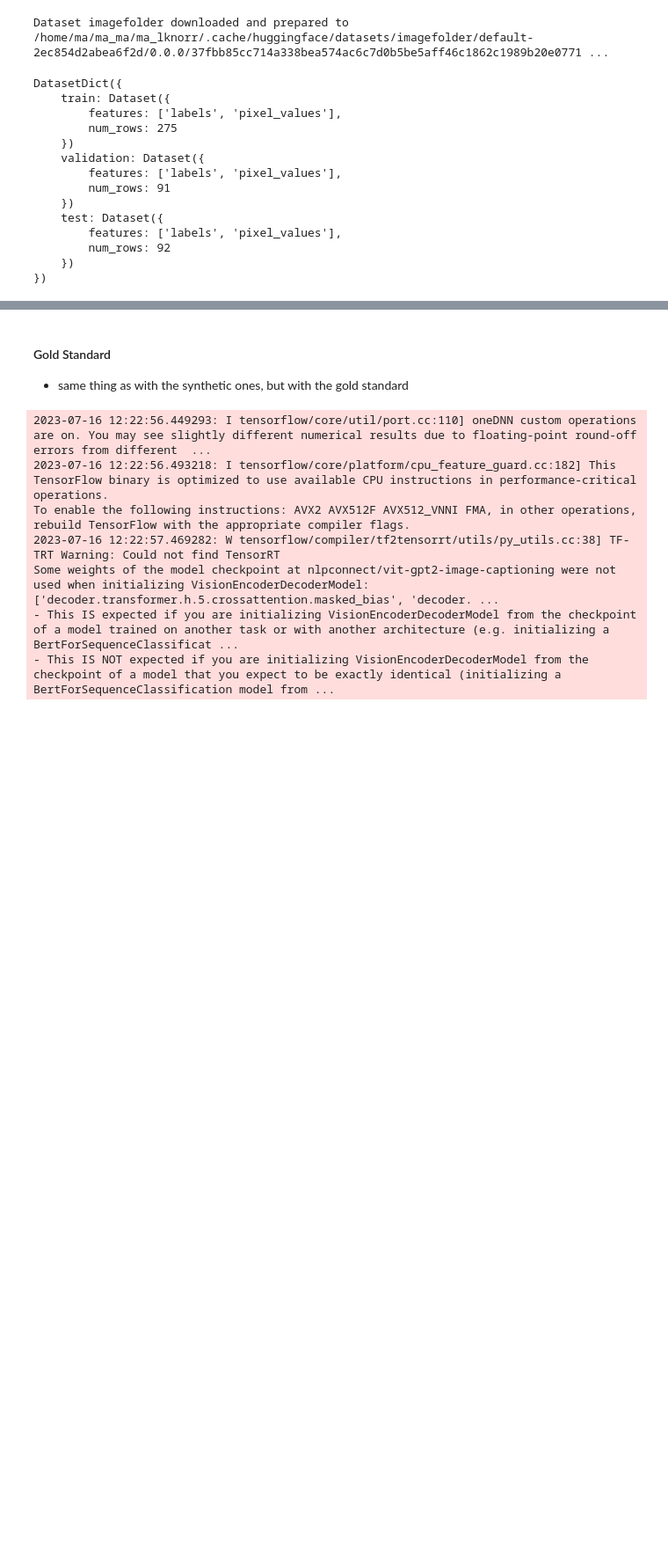
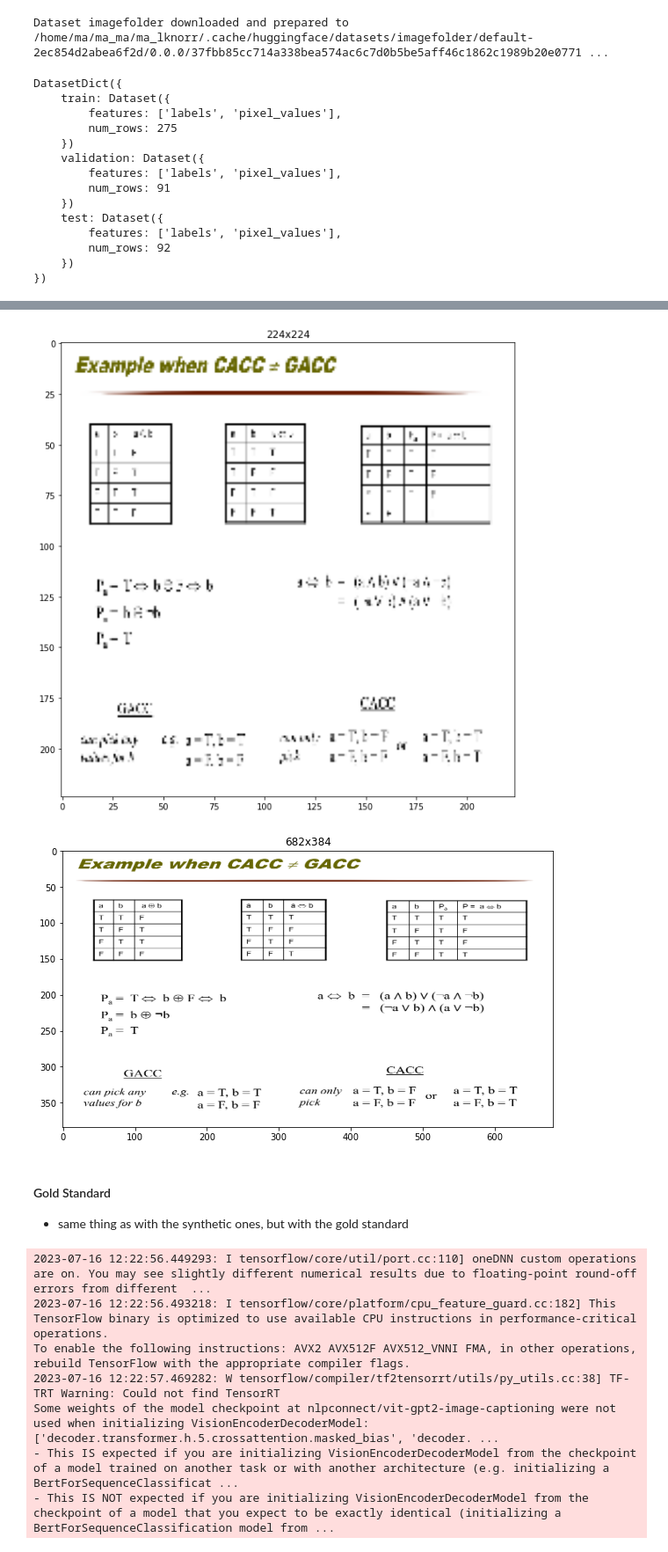
Before and after one commit to Ankinator/ankinator-flashcard-models, a Jupyter notebook: notebooks/models/image-to-text/vit-gpt2/Image_Captioning_vit_gpt2.ipynb, the cells around one changed output, grey strips where cells are left out. Shown at 88% size. Drawn from its saved outputs; the diff is of its cells as text; code cells hidden in the pictures; blank space fills up the shorter version.

```diff
--- a/notebooks/models/image-to-text/vit-gpt2/Image_Captioning_vit_gpt2.ipynb
+++ b/notebooks/models/image-to-text/vit-gpt2/Image_Captioning_vit_gpt2.ipynb
@@ -159,0 +201,20 @@ DatasetDict({
+# %%
+import cv2
+import matplotlib.pyplot as plt
+
+image = cv2.imread("slide_101.png")
+image = cv2.resize(image, (224,224))
+plt.figure(figsize=(10,10))
+plt.imshow(image)
+plt.title("224x224")
+plt.show()
+
+image = cv2.imread("slide_101.png")
+image = cv2.resize(image, (682,384))
+plt.figure(figsize=(10,10))
+plt.imshow(image)
+plt.title("682x384")
+plt.show()
+# %% [output]
+[figure, added]
+[figure, added]
```
Also changed, not shown: parts of 14 cells of this notebook, 31 other files.
